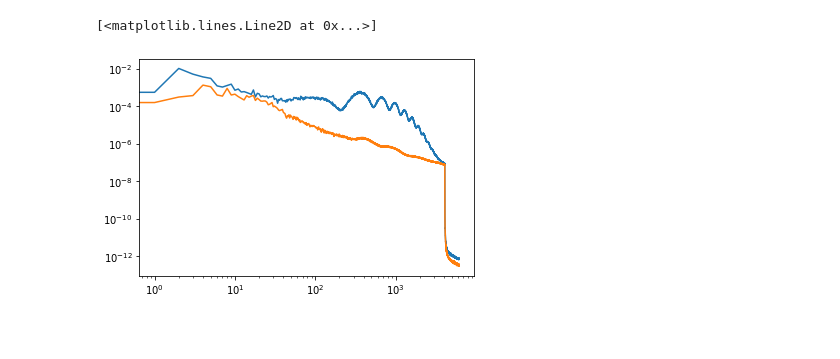
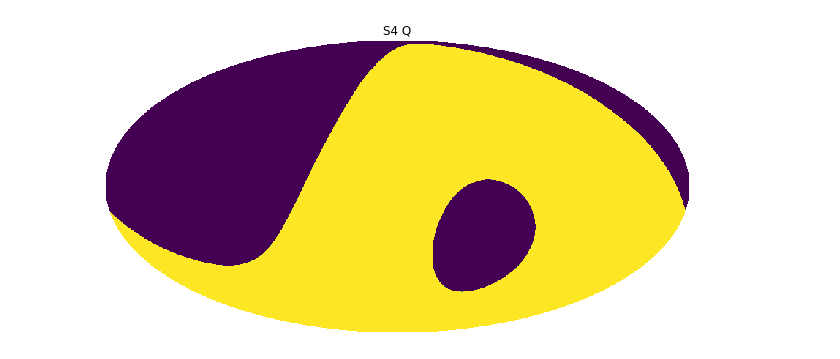
Before and after one commit to litebird/LBxS4, a Jupyter notebook: Notebooks/LB_nilc.ipynb, the cells around one changed output. Cells and saved outputs as stored; diff of their text form; code cells hidden in the pictures; blank space fills up the shorter version.

```diff
--- a/Notebooks/LB_nilc.ipynb
+++ b/Notebooks/LB_nilc.ipynb
@@ -52,6 +35,0 @@ s4ncl = s4.NILC_ncl(0)
-# %%
-plt.loglog(hp.alm2cl(m))
-plt.loglog(s4ncl)
-# %% [output]
-[<matplotlib.lines.Line2D at 0x...>]
-[figure, removed]
@@ -57,0 +46,4 @@ plt.loglog(s4ncl)
+# %%
+hp.mollview(s4.nilc_mask,title='S4 Q',cbar=False)
+# %% [output]
+[figure, added]
```
Also changed, not shown: parts of 26 cells of this notebook, 2 other files.
